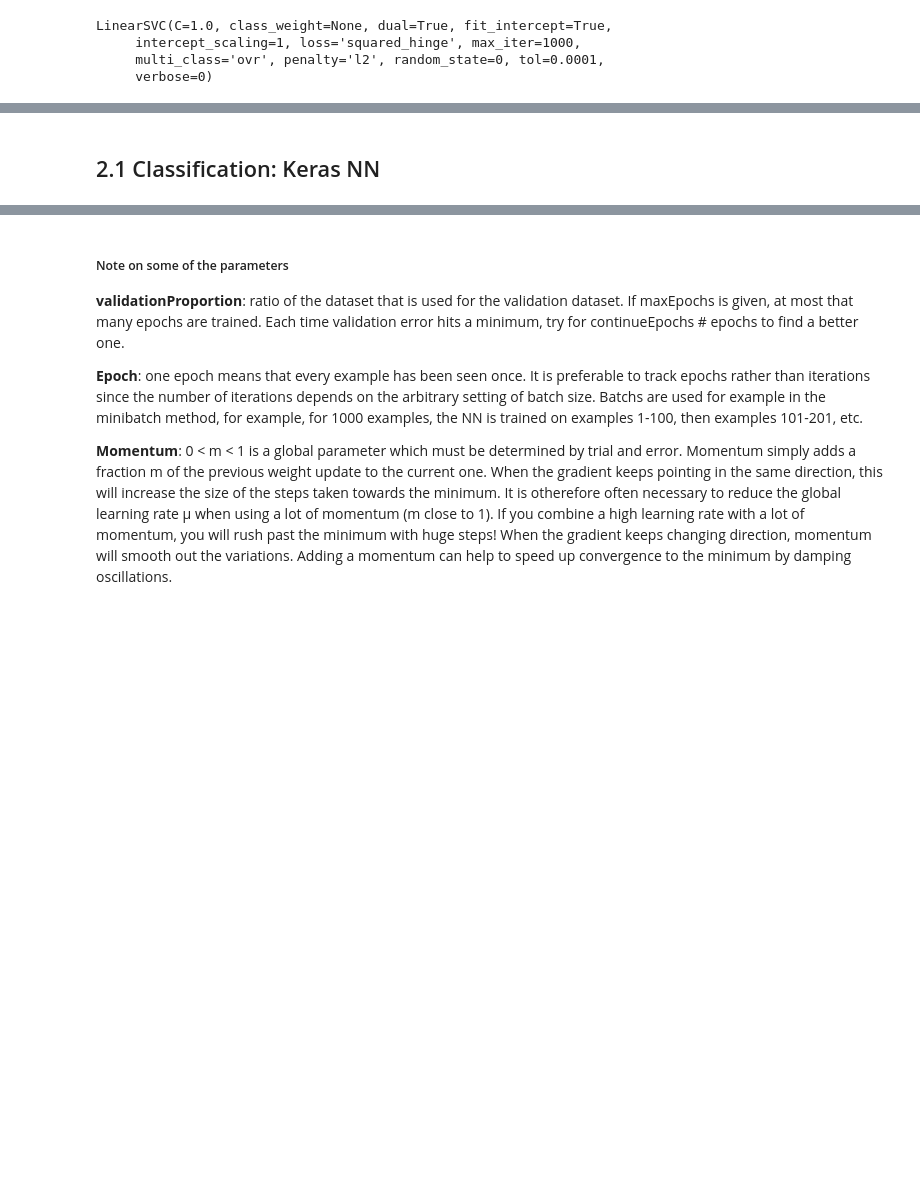
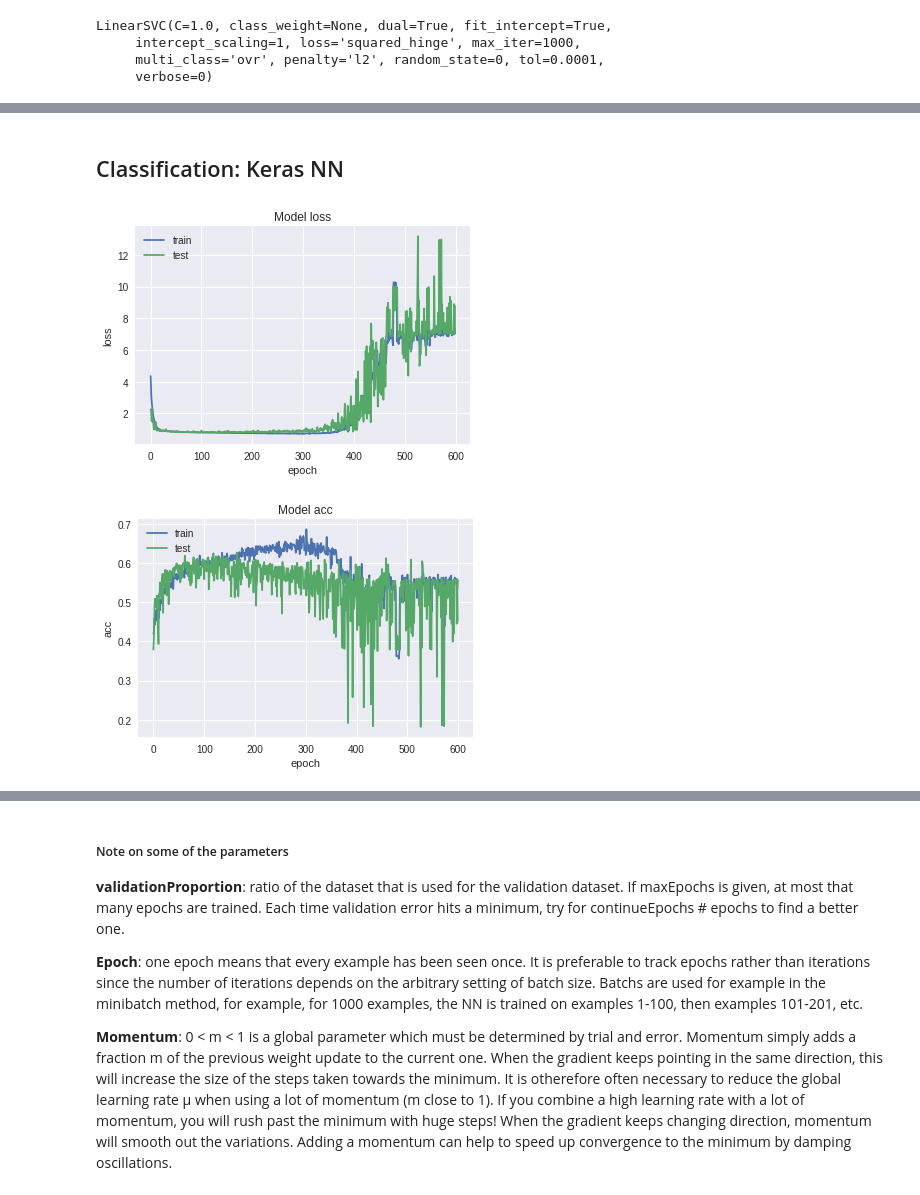
Before and after one commit to patricieni/ICM, a Jupyter notebook: code/notebooks/Neural Network exploration v1.ipynb, the cells around one changed output, grey strips where cells are left out. Saved outputs shown, nothing was run; the diff lists cells and outputs as text; code cells hidden in the pictures; blank space fills up the shorter version.

```diff
--- a/code/notebooks/Neural Network exploration v1.ipynb
+++ b/code/notebooks/Neural Network exploration v1.ipynb
@@ -189,5 +215,5 @@ print("Baseline: %.2f%% (%.2f%%)" % (results.mean()*100, results.std()*100))
 # %% [markdown]
-## 2.1 Classification: Keras NN
+## Classification: Keras NN
 # %%
 seed = 7
 np.random.seed(seed)
@@ -226,8 +252,11 @@ model.compile(optimizer='rmsprop', loss='categorical_crossentropy', metrics=['ac
 
 model.summary()
 
-hist = model.fit(np.array(X_train), np.array(to_categorical(Y_train)),
-                 epochs=600, batch_size=128,  verbose=1, validation_split=0.3)#, callbacks=[tbCallBack])
+hist = model.fit(np.array(X_train_c), np.array(to_categorical(Y_train_c)),
+                 epochs=600, batch_size=128,  verbose=0, validation_split=0.3)#, callbacks=[tbCallBack])
 # %%
-utils.plot_hist(hist)
+ICM_utils.plot_hist(hist)
+# %% [output]
+[figure, added]
+[figure, added]
 # %%
```
Also changed, not shown: parts of 50 cells of this notebook, 2 other files.
